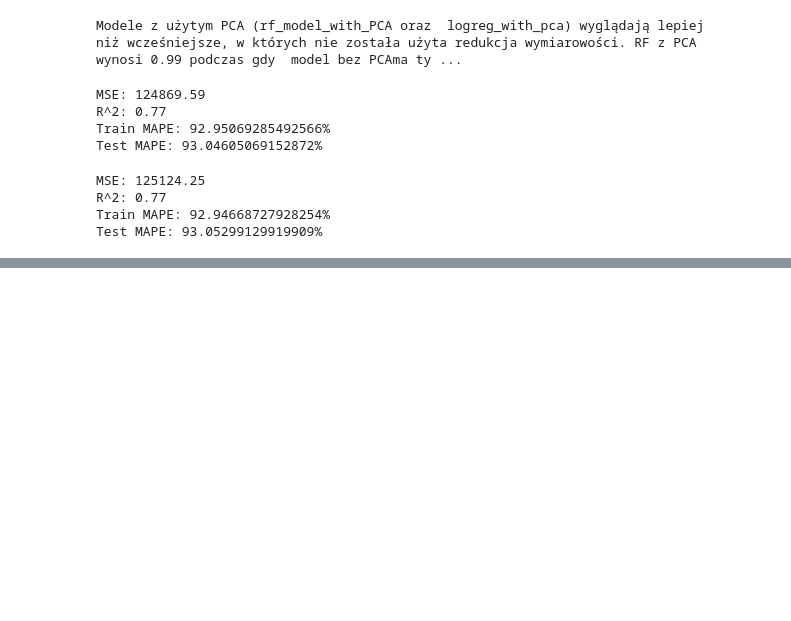
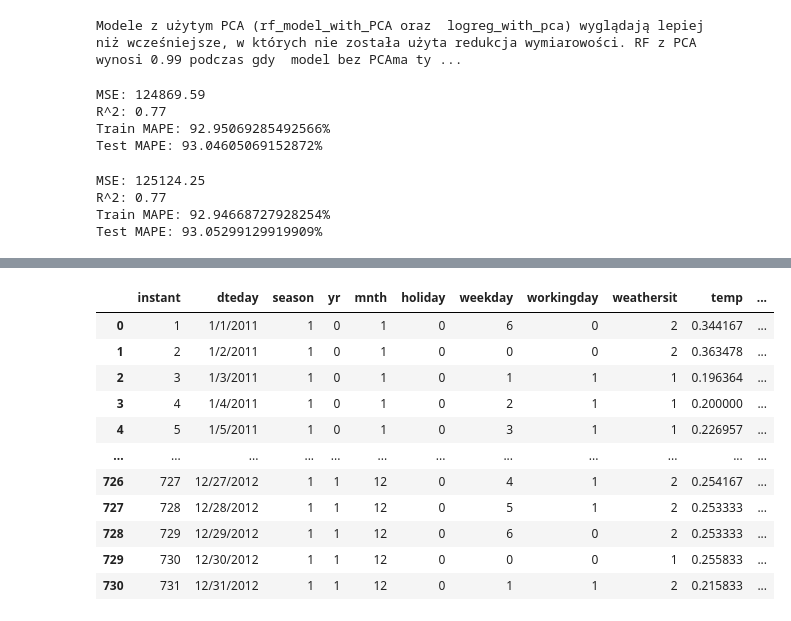
Before and after one commit to Piozel/Penguins_PCA, a Jupyter notebook: Zadanie_penguins_PCA.ipynb, the cells around one changed output, grey strips where cells are left out. Saved outputs shown, nothing was run; the diff lists cells and outputs as text; code cells hidden in the pictures; blank space fills up the shorter version.

```diff
--- a/Zadanie_penguins_PCA.ipynb
+++ b/Zadanie_penguins_PCA.ipynb
@@ -356,6 +356,75 @@ Test MAPE: 93.05299129919909%
 # %%
 #Bardzo zbliżony wynik dla obu modeli
 # %%
-#link do zadania z regresją liniową
+#Zadanie regresja liniowa
 
-#https://colab.research.google.com/drive/1aqSUIo4S6iwyt-My3LLf0-yFK0nzve1w?usp=sharing#scrollTo=a_rAl4O8zlgD
+import pandas as pd
+import matplotlib.pyplot as plt
+import seaborn as sns
+import numpy as np
+bike_data_raw = pd.read_csv('daily-bike-share.csv')
+print('Przed usunięciem:')
+display(bike_data_raw)
+print('Po usunięciu:')
+bike_data = bike_data_raw.copy()
+bike_data.drop(['instant', 'dteday', 'yr'], axis=1, inplace=True)
+display(bike_data)
+
+numeric_features = ['temp', 'atemp', 'hum', 'windspeed']
+categorical_features = ['season','mnth','holiday','weekday','workingday','weathersit']
+target = 'rentals'
+
+
+X = bike_data[['temp']].copy()
+y = bike_data[target].copy()
+
+from sklearn.linear_model import LinearRegression
+from sklearn.model_selection import train_test_split
+X_train, X_test, y_train, y_test = train_test_split(X, y, test_size=0.2, shuffle=False) #shuffle powoduje, że nie ma randomizacji w dzieleniu zbioru
+lr_model = LinearRegression() # inicjalizacja modelu
+lr_model.fit(X_train, y_train) # trenowanie modelu
+
+#Ocena modelu
+
+#Mamy już wytrenowany pierwszy model, a zatem teraz możemy go ocenić. Do tego przydadzą nam się predykcje dla zbioru treningowego oraz testowego.
+
+y_predict_train = lr_model.predict(X_train)
+y_predict_test = lr_model.predict(X_test)
+
+#Teraz będziemy porównywać prognozę naszego modelu z wartościami prawdziwymi. Wyświetlmy 5 pierwszych prognoz oraz wartości prawdziwych dla zbioru
+#testowego.
+
+print('Predykcja:')
+print(np.round(y_predict_test[:5]).astype(int))
+print('Wartość prawdziwa:')
+print(y_test.values[:5])
+
+from sklearn.metrics import mean_squared_error
+from sklearn.metrics import mean_absolute_percentage_error
+from sklearn.metrics import mean_absolute_error
+from sklearn.metrics import r2_score
+r2_1 = r2_score(y_train, y_predict_train)
+print(f'Train R^2: {r2_1}')
+
+mae_train1 = mean_absolute_error(y_train, y_predict_train)
+mae_test_1 = mean_absolute_error(y_test, y_predict_test)
+print(f'Train MAE: {mae_train1}')
+print(f'Test MAE: {mae_test_1}')
+
+mape_train1 = mean_absolute_percentage_error(y_train, y_predict_train)
+mape_test1 = mean_absolute_percentage_error(y_test, y_predict_test)
+print(f'Train MAPE: {mape_train1}')
+print(f'Test MAPE: {mape_test1}')
+
+
+mse_train1 = mean_squared_error(y_train, y_predict_train)
+mse_test1 = mean_squared_error(y_test, y_predict_test)
+print(f'Train MSE: {mse_train1}')
+print(f'Test MSE: {mse_test1}')
+
+from math import sqrt
+rmse_train1 = sqrt(mean_squared_error(y_train, y_predict_train))
+rmse_test1 = sqrt(mean_squared_error(y_test, y_predict_test))
+print(f'Train RMSE: {rmse_train1}')
+print(f'Test RMSE: {rmse_test1}')
+# %% [output]
@@ -361,0 +432,12 @@ Test MAPE: 93.05299129919909%
+|  | instant | dteday | season | yr | mnth | holiday | weekday | workingday | weathersit | temp | ... |
+| 0 | 1 | 1/1/2011 | 1 | 0 | 1 | 0 | 6 | 0 | 2 | 0.344167 | ... |
+| 1 | 2 | 1/2/2011 | 1 | 0 | 1 | 0 | 0 | 0 | 2 | 0.363478 | ... |
+| 2 | 3 | 1/3/2011 | 1 | 0 | 1 | 0 | 1 | 1 | 1 | 0.196364 | ... |
+| 3 | 4 | 1/4/2011 | 1 | 0 | 1 | 0 | 2 | 1 | 1 | 0.200000 | ... |
+| 4 | 5 | 1/5/2011 | 1 | 0 | 1 | 0 | 3 | 1 | 1 | 0.226957 | ... |
+| ... | ... | ... | ... | ... | ... | ... | ... | ... | ... | ... | ... |
+| 726 | 727 | 12/27/2012 | 1 | 1 | 12 | 0 | 4 | 1 | 2 | 0.254167 | ... |
+| 727 | 728 | 12/28/2012 | 1 | 1 | 12 | 0 | 5 | 1 | 2 | 0.253333 | ... |
+| 728 | 729 | 12/29/2012 | 1 | 1 | 12 | 0 | 6 | 0 | 2 | 0.253333 | ... |
+| 729 | 730 | 12/30/2012 | 1 | 1 | 12 | 0 | 0 | 0 | 1 | 0.255833 | ... |
+| 730 | 731 | 12/31/2012 | 1 | 1 | 12 | 0 | 1 | 1 | 2 | 0.215833 | ... |
```
Also changed, not shown: parts of 4 cells of this notebook, 1 other file.
